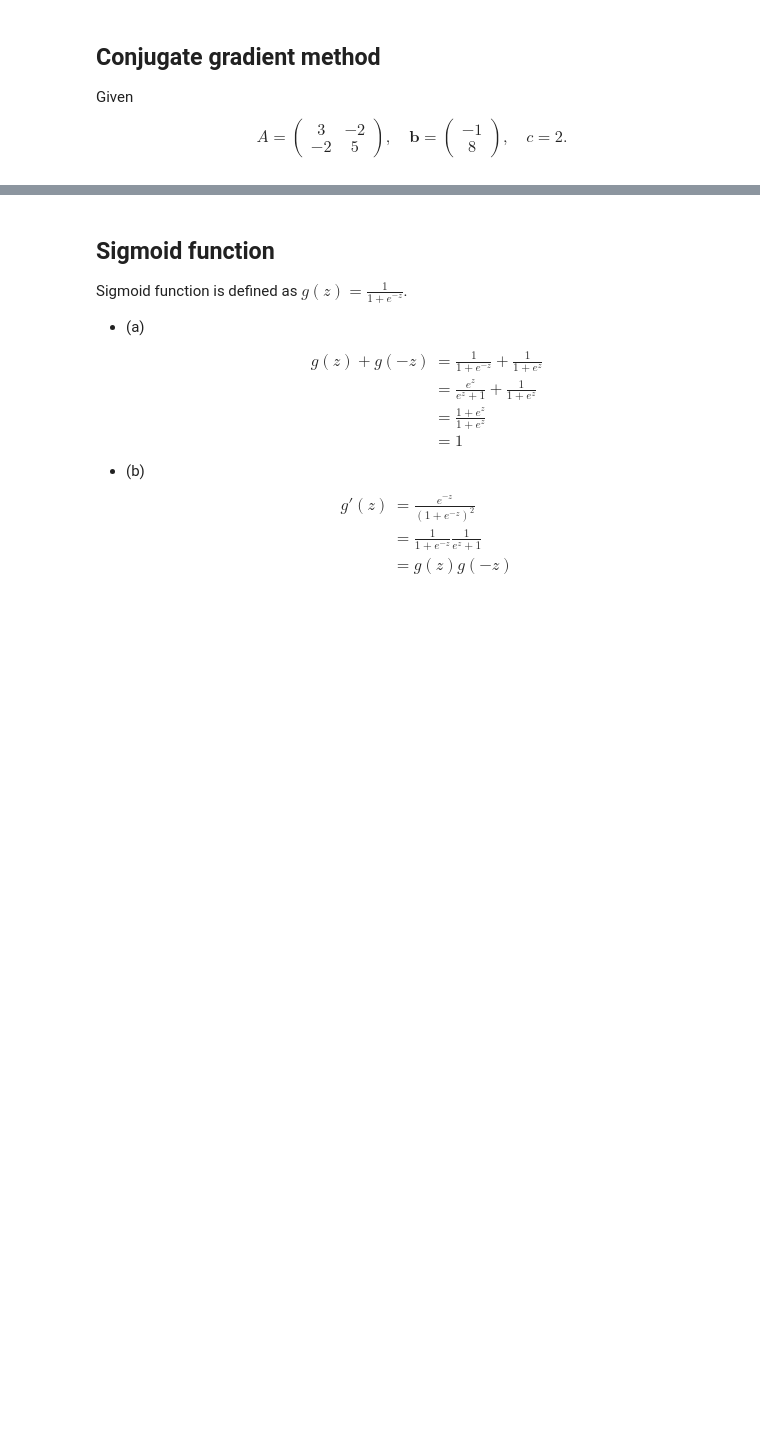
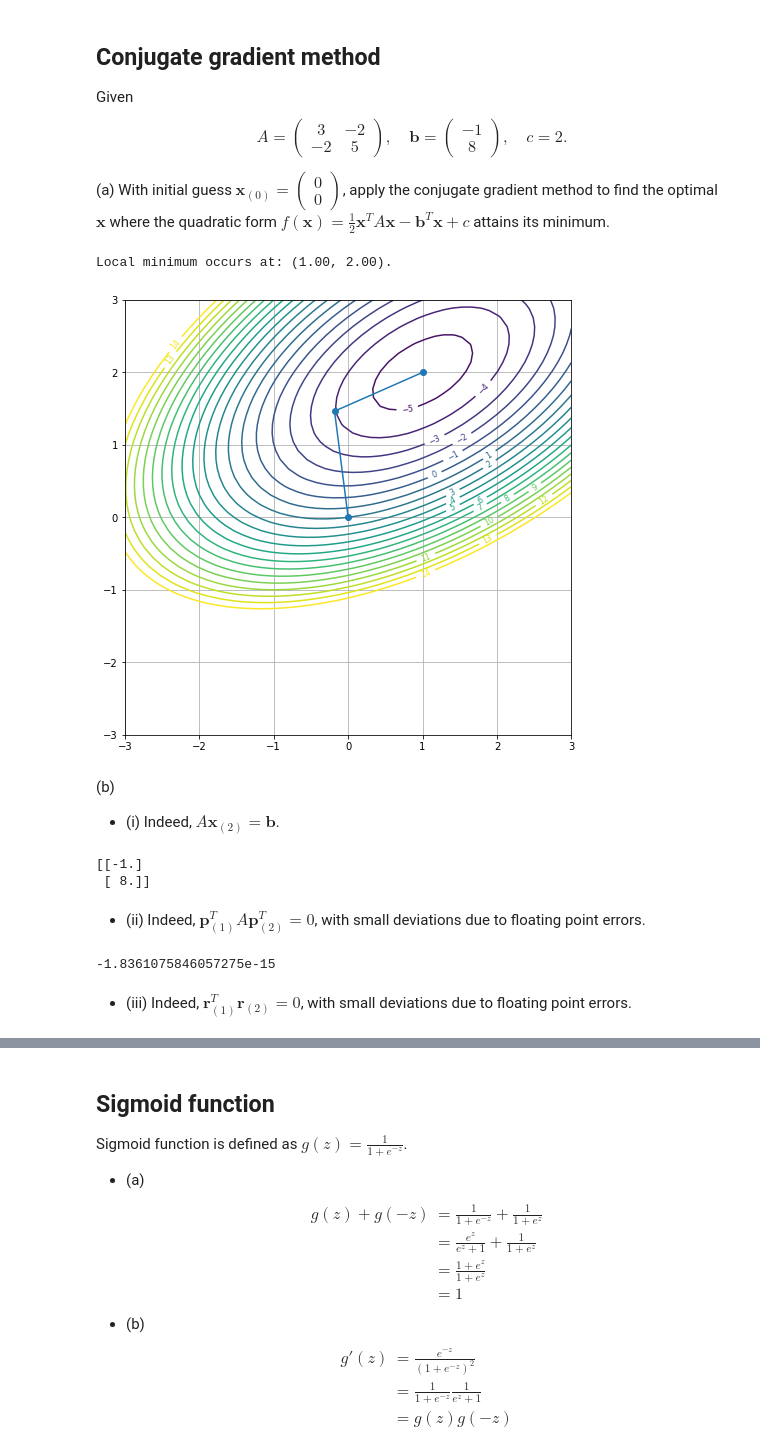
Before and after one commit to Marina17700/PHYS3151, a Jupyter notebook: HW2/hw2.ipynb, the cells around one changed output, grey strips where cells are left out. Cells and saved outputs as stored; diff of their text form; code cells hidden in the pictures; blank space fills up the shorter version.

```diff
--- a/HW2/hw2.ipynb
+++ b/HW2/hw2.ipynb
@@ -9,3 +12,5 @@ A=\begin{pmatrix}
 -1\\8
 \end{pmatrix}, \quad
 c=2. $$
+
+(a) With initial guess $\textbf{x}_{(0)}=\begin{pmatrix} 0\\0 \end{pmatrix}$, apply the conjugate gradient method to find the optimal $\textbf{x}$ where the quadratic form $f(\textbf{x})=\frac{1}{2}\textbf{x}^TA\textbf{x}-\textbf{b}^T\textbf{x}+c$ attains its minimum.
@@ -11,0 +74,25 @@ c=2. $$
+# %%
+x1, x2, zs = paraboloid(A, b, c)
+x, steps, res, conj = conj_grad(A, x0)
+contoursteps(x1, x2, zs, steps)
+print('Local minimum occurs at: ({:.2f}, {:.2f}).'.format(x[0][0], x[1][0]))
+# %% [output]
+Local minimum occurs at: (1.00, 2.00).
+[figure, added]
+# %% [markdown]
+(b)
+- (i) Indeed, $A\textbf{x}_{(2)}=\textbf{b}$.
+# %%
+x_2 = np.array([[steps[2][0]], [steps[2][1]]])
+print(A.dot(x_2))
+# %% [output]
+[[-1.]
+ [ 8.]]
+# %% [markdown]
+- (ii) Indeed, $\textbf{p}^T_{(1)}A\textbf{p}^T_{(2)}=0$, with small deviations due to floating point errors.
+# %%
+print(conj[1].T.dot(A.dot(conj[2]))[0][0])
+# %% [output]
+-1.8361075846057275e-15
+# %% [markdown]
+- (iii) Indeed, $\textbf{r}^T_{(1)}\textbf{r}_{(2)}=0$, with small deviations due to floating point errors.
```
Also changed, not shown: parts of 3 cells of this notebook, 1 other file.
